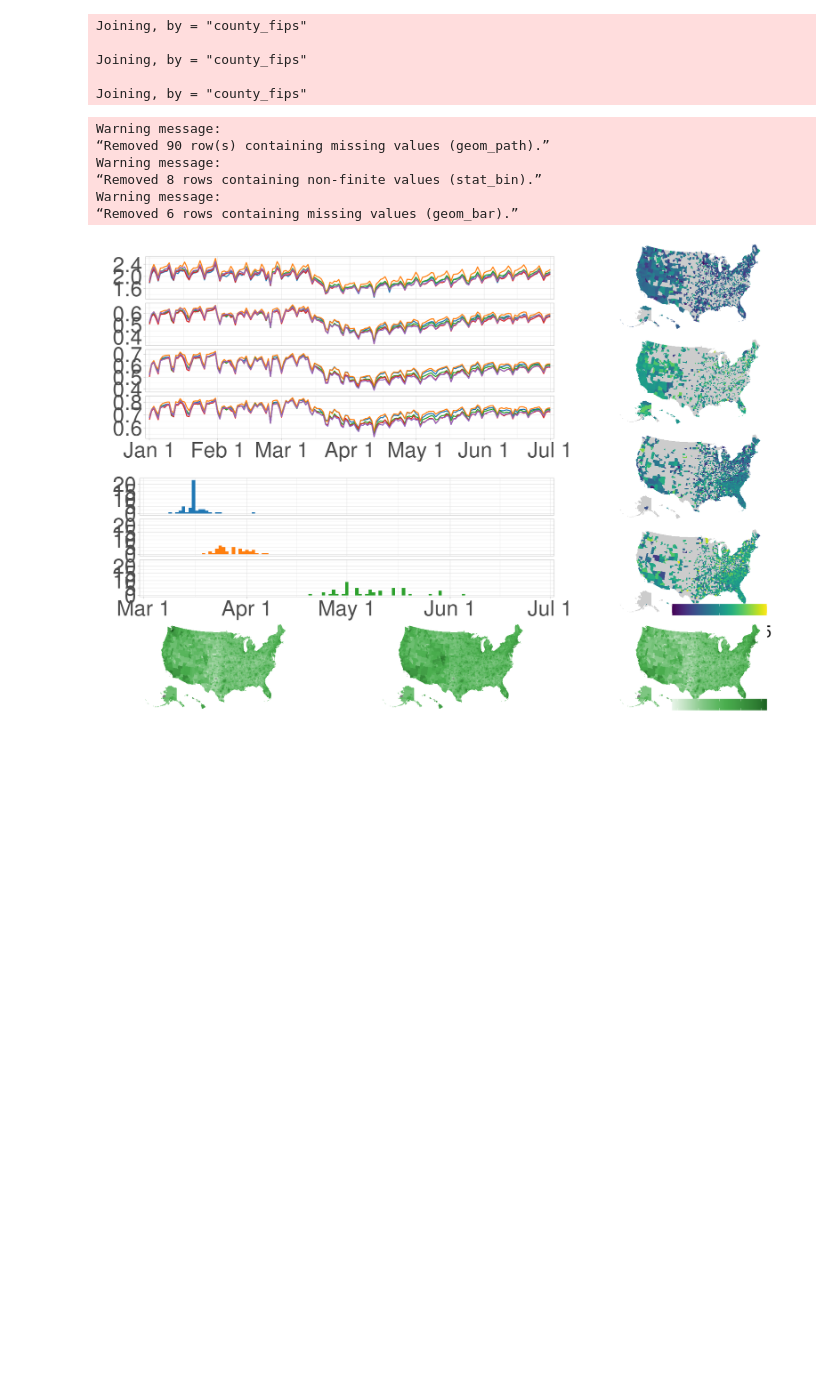
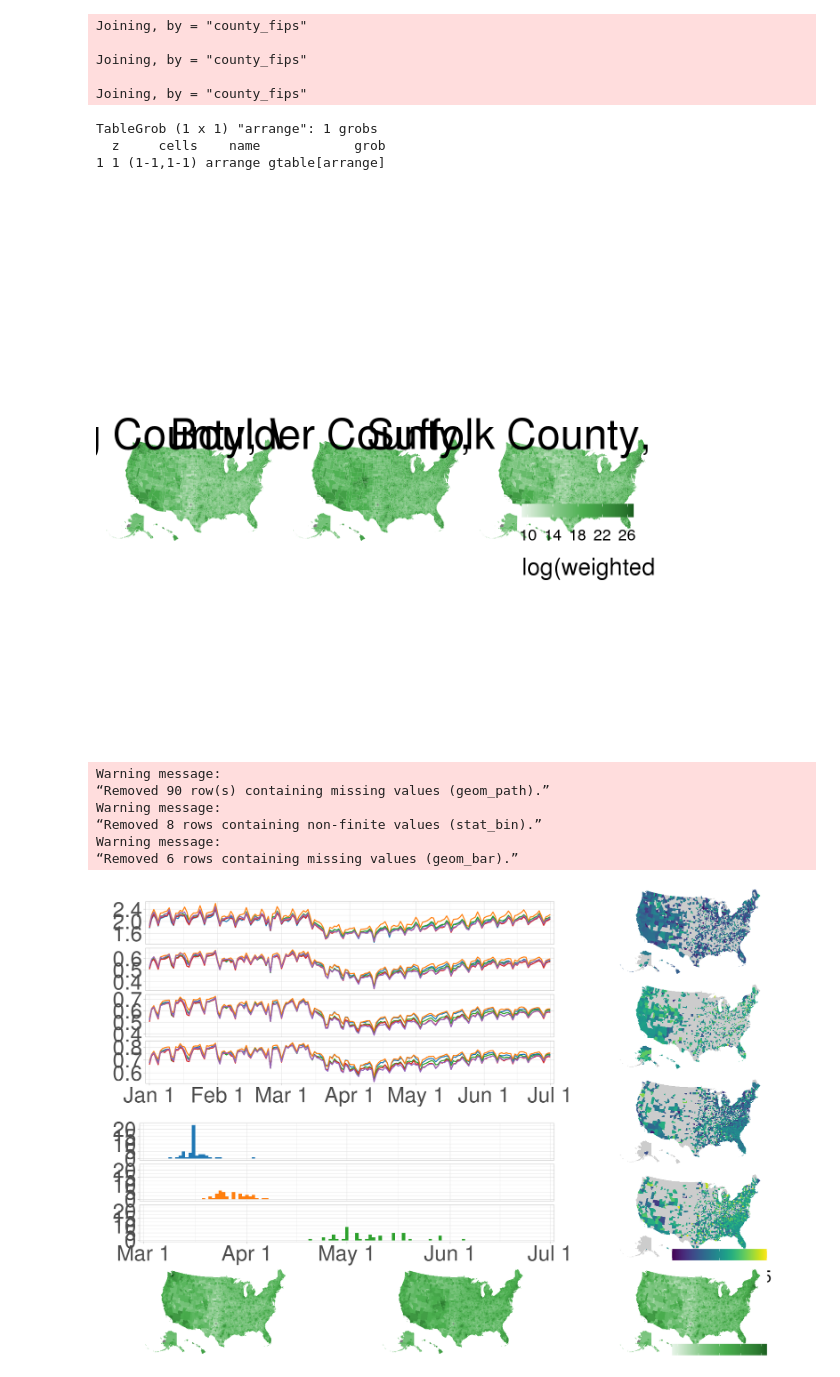
Before and after one commit to mfzhao/covid_peerfx_reopening, a Jupyter notebook: paper_code/3-Fig1.ipynb, the cells around one changed output. Saved outputs shown, nothing was run; the diff lists cells and outputs as text; code cells hidden in the pictures; blank space fills up the shorter version.

```diff
--- a/paper_code/3-Fig1.ipynb
+++ b/paper_code/3-Fig1.ipynb
@@ -401,6 +449,16 @@ Joining, by = "county_fips"
 Joining, by = "county_fips"
 
 Joining, by = "county_fips"
+# %%
+g4 <- arrangeGrob(grobs = list(p1d1, p1d2, p1d3), layout_matrix = lay4)
+p2_new <- grid.arrange(g4)
+p2_new
+ggsave('/home/dholtz/p2_new.pdf', p2_new, device = 'pdf', width = 15, height = 5, scale = 2)
+# %% [output]
+TableGrob (1 x 1) "arrange": 1 grobs
+  z     cells    name            grob
+1 1 (1-1,1-1) arrange gtable[arrange]
+[figure, added]
 # %%
 lay2 <- rbind(1,2,3,4)
 lay4 <- cbind(1,2,3)
```
Also changed, not shown: parts of 5 cells of this notebook.
